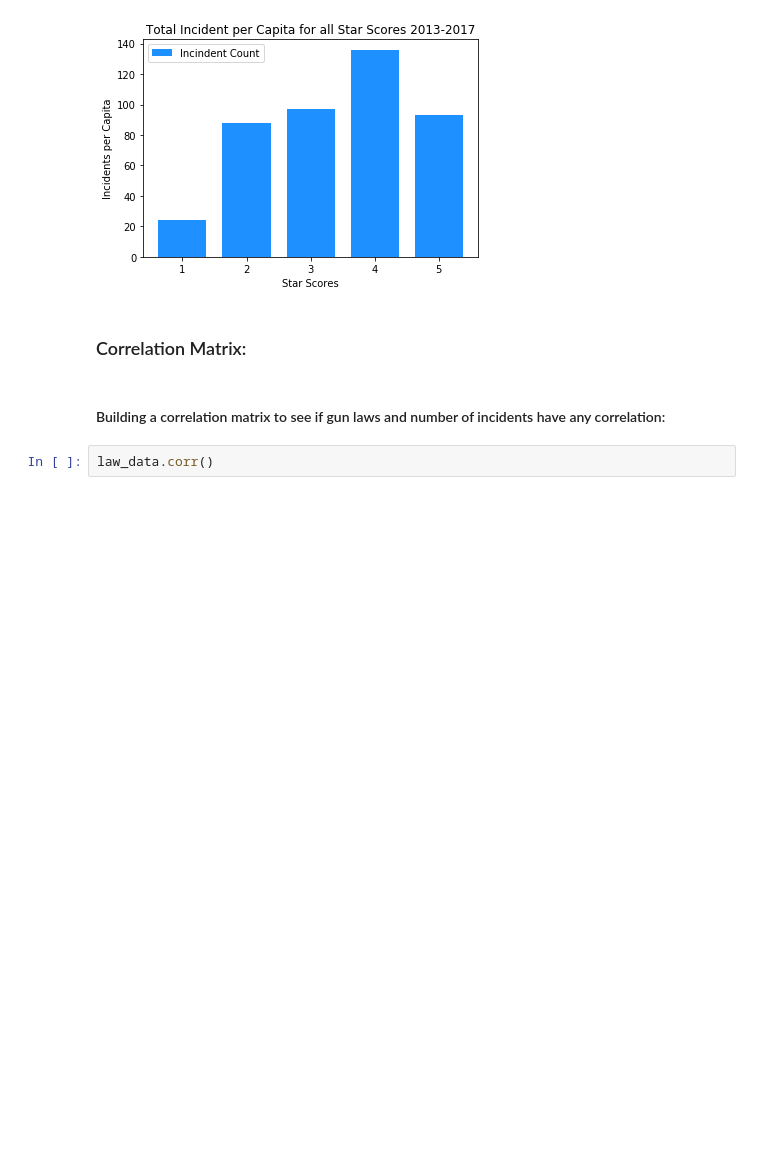
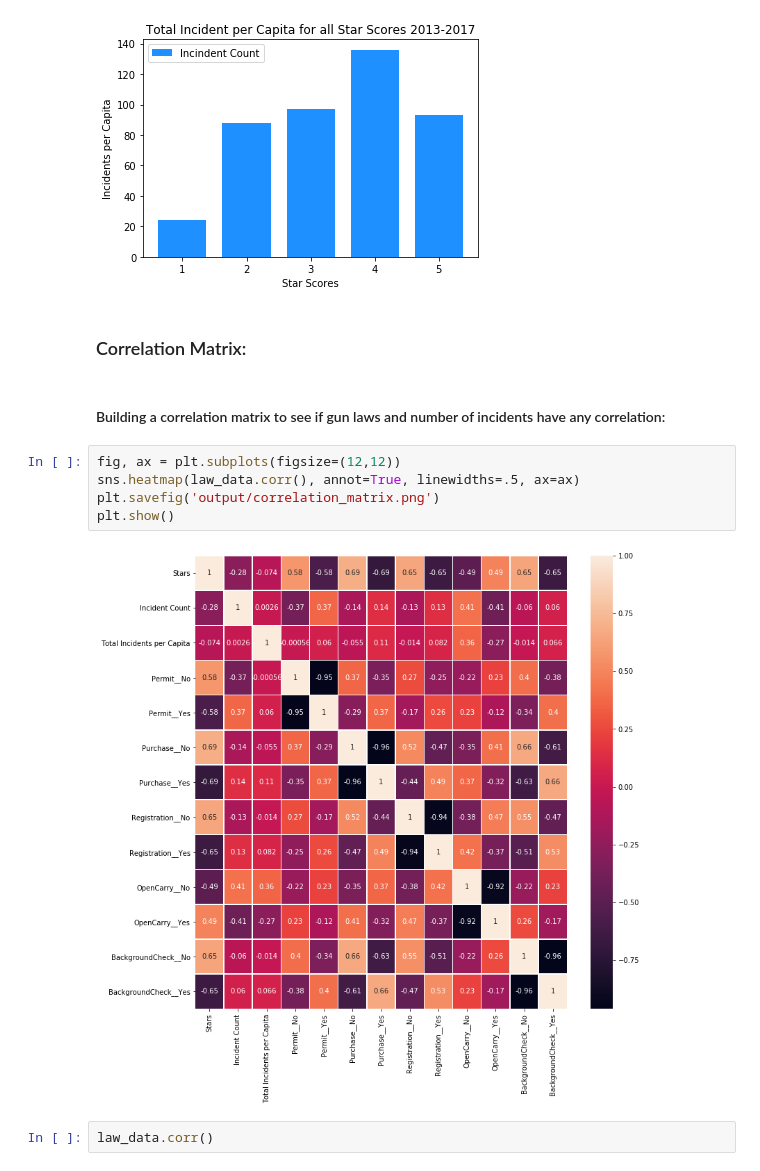
Before and after one commit to sanjanagupta16/Gun-Violence, a Jupyter notebook: Final Report.ipynb, the cells around one changed output. Cells and saved outputs as stored; diff of their text form; blank space fills up the shorter version.

```diff
--- a/Final Report.ipynb
+++ b/Final Report.ipynb
@@ -1681,6 +1682,13 @@ plt.show()
 ### Correlation Matrix:
 # %% [markdown]
 #### Building a correlation matrix to see if gun laws and number of incidents have any correlation:
+# %%
+fig, ax = plt.subplots(figsize=(12,12))
+sns.heatmap(law_data.corr(), annot=True, linewidths=.5, ax=ax)
+plt.savefig('output/correlation_matrix.png')
+plt.show()
+# %% [output]
+[figure, added]
 # %%
 law_data.corr()
 # %% [output]
```
Also changed, not shown: parts of 6 cells of this notebook.
